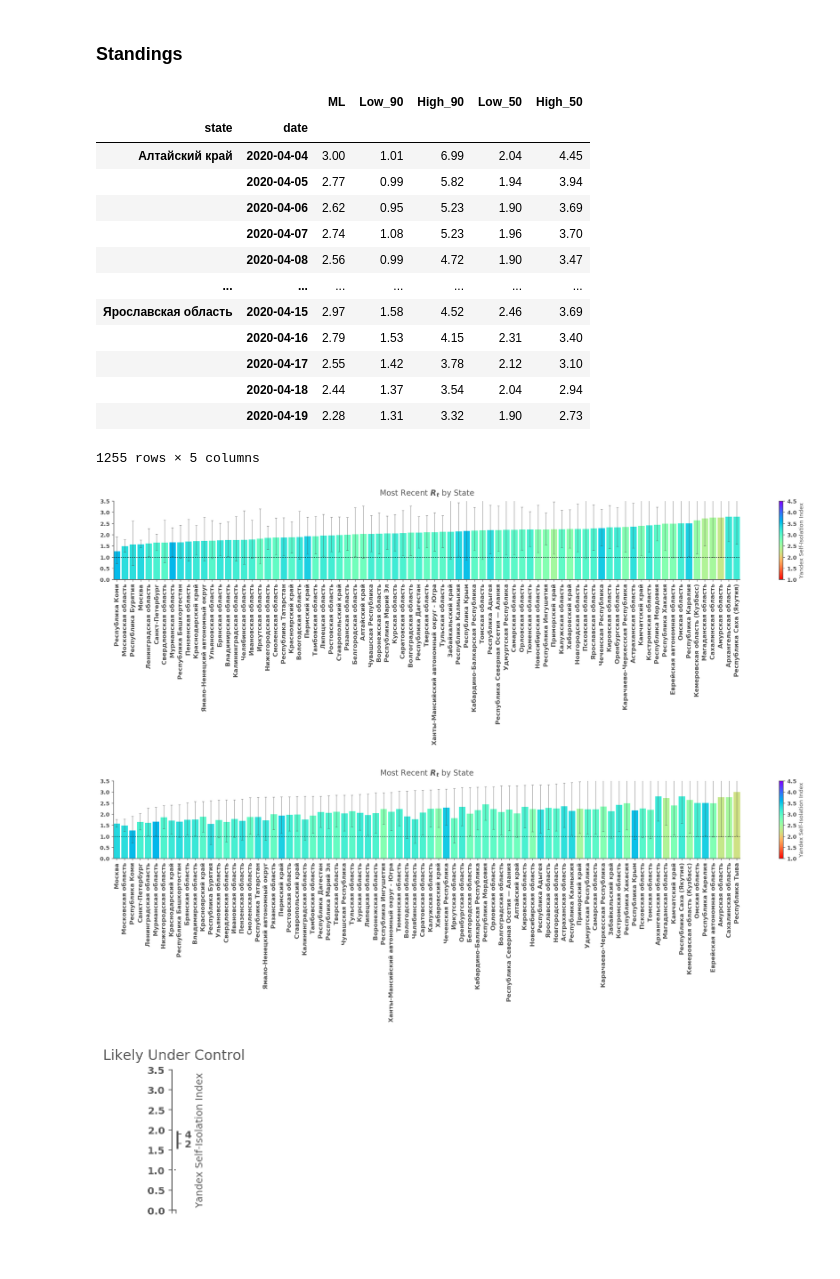
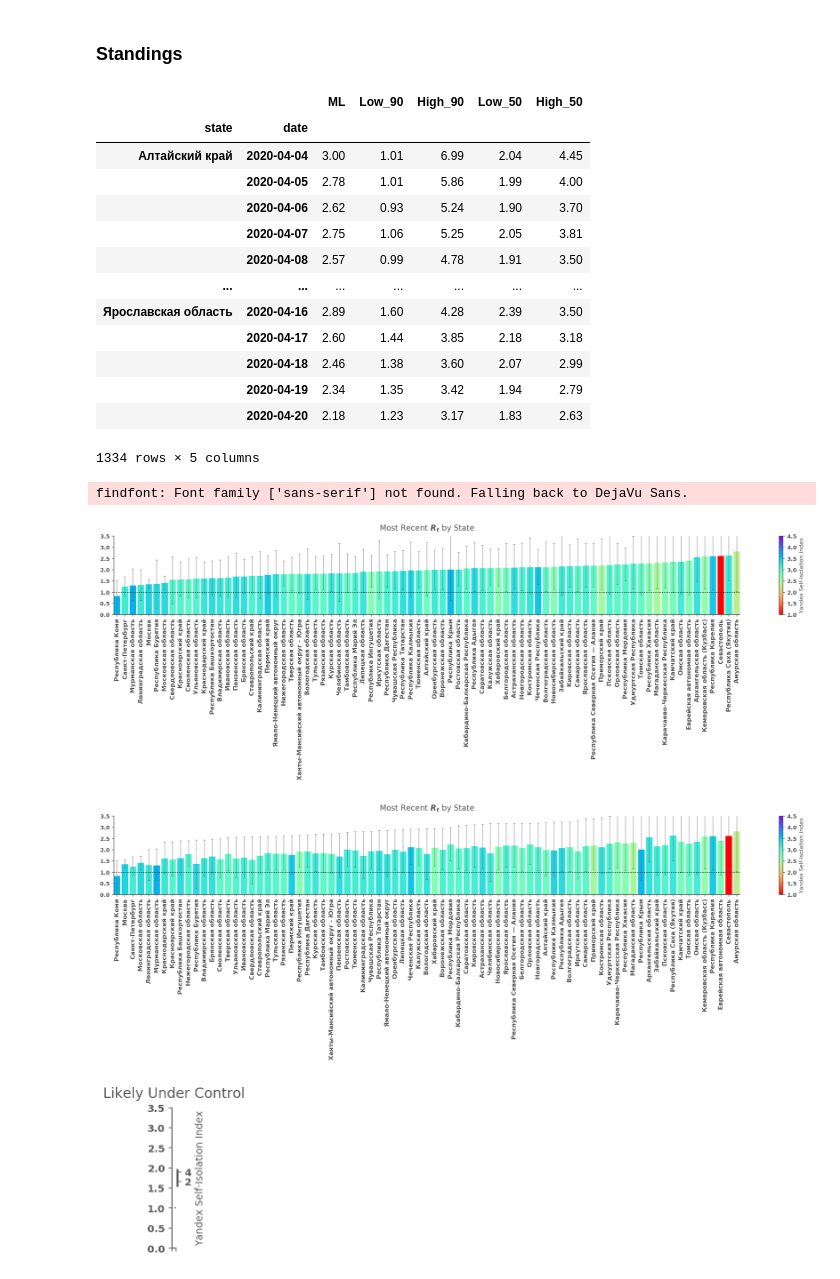
Before and after one commit to PrikhozhdenkoES/covid-19, a Jupyter notebook: Realtime R0.ipynb, the cells around one changed output. Cells and saved outputs as stored; diff of their text form; code cells hidden in the pictures; blank space fills up the shorter version.

```diff
--- a/Realtime R0.ipynb
+++ b/Realtime R0.ipynb
@@ -287,7 +293,7 @@ Taking a look at the state, we need to start the analysis when there are a consi
 
 Also, case reporting is very erratic based on testing backlogs, etc. To get the best view of the 'true' data we can, I've applied a gaussian filter to the time series. This is obviously an arbitrary choice, but you'd imagine the real world process is not nearly as stochastic as the actual reporting.
 # %%
-state_name = 'Саратовская область'
+state_name = 'Санкт-Петербург'
 
 def prepare_cases(cases):
     new_cases = cases.diff()
@@ -305,7 +311,6 @@ def prepare_cases(cases):
     return original, smoothed
 
 cases = states.xs(state_name).rename(f"{state_name} cases")
-#cases
 
 original, smoothed = prepare_cases(cases)
 
@@ -683,17 +691,17 @@ final_results
 |  |  | ML | Low_90 | High_90 | Low_50 | High_50 |
 | state | date |  |  |  |  |  |
 | Алтайский край | 2020-04-04 | 3.00 | 1.01 | 6.99 | 2.04 | 4.45 |
-|  | 2020-04-05 | 2.77 | 0.99 | 5.82 | 1.94 | 3.94 |
-|  | 2020-04-06 | 2.62 | 0.95 | 5.23 | 1.90 | 3.69 |
-|  | 2020-04-07 | 2.74 | 1.08 | 5.23 | 1.96 | 3.70 |
-|  | 2020-04-08 | 2.56 | 0.99 | 4.72 | 1.90 | 3.47 |
+|  | 2020-04-05 | 2.78 | 1.01 | 5.86 | 1.99 | 4.00 |
+|  | 2020-04-06 | 2.62 | 0.93 | 5.24 | 1.90 | 3.70 |
+|  | 2020-04-07 | 2.75 | 1.06 | 5.25 | 2.05 | 3.81 |
+|  | 2020-04-08 | 2.57 | 0.99 | 4.78 | 1.91 | 3.50 |
 | ... | ... | ... | ... | ... | ... | ... |
-| Ярославская область | 2020-04-15 | 2.97 | 1.58 | 4.52 | 2.46 | 3.69 |
-|  | 2020-04-16 | 2.79 | 1.53 | 4.15 | 2.31 | 3.40 |
-|  | 2020-04-17 | 2.55 | 1.42 | 3.78 | 2.12 | 3.10 |
-|  | 2020-04-18 | 2.44 | 1.37 | 3.54 | 2.04 | 2.94 |
-|  | 2020-04-19 | 2.28 | 1.31 | 3.32 | 1.90 | 2.73 |
+| Ярославская область | 2020-04-16 | 2.89 | 1.60 | 4.28 | 2.39 | 3.50 |
+|  | 2020-04-17 | 2.60 | 1.44 | 3.85 | 2.18 | 3.18 |
+|  | 2020-04-18 | 2.46 | 1.38 | 3.60 | 2.07 | 2.99 |
+|  | 2020-04-19 | 2.34 | 1.35 | 3.42 | 1.94 | 2.79 |
+|  | 2020-04-20 | 2.18 | 1.23 | 3.17 | 1.83 | 2.63 |
-1255 rows × 5 columns
+1334 rows × 5 columns
 # %%
 filtered = final_results.index.get_level_values(0).isin(FILTERED_REGIONS)
 mr = final_results.loc[~filtered].groupby(level=0)[['ML', 'High_90', 'Low_90']].last()
@@ -705,44 +713,46 @@ def plot_standings(mr, figsize=None, title='Most Recent $R_t$ by State'):
     fig, ax = plt.subplots(figsize=figsize)
 
     ax.set_title(title)
-    err = mr[['Low_90', 'High_90']].sub(mr['ML'], axis=0).abs()
     cmap = plt.cm.rainbow_r
     norm = matplotlib.colors.Normalize(vmin=1.0, vmax=4.5)
 
-    mr_si = pd.merge(mr,states_april_si,on='state')
+    mr_si = pd.merge(mr,states_april_si,how='left',on='state')
+    err = mr_si[['Low_90', 'High_90']].sub(mr['ML'], axis=0).abs()
+
     bars = ax.bar(mr_si.index,
                   mr_si['ML'],
                   width=.825,
                   color=cmap(norm(mr_si['si'].values)),
                   ecolor=ERROR_BAR_COLOR,
                   capsize=2,
                   error_kw={'alpha':.5, 'lw':1},
                   yerr=err.values.T)
 
     #mr_si['state_si'] = mr_si.index.map(str) + mr_si.si.map(' ({:.1f})'.format)
     labels = mr_si.index.to_series()
     ax.set_xticklabels(labels, rotation=90, fontsize=11)
     ax.margins(0)
     ax.set_ylim(0,3.5)
     ax.axhline(1.0, linestyle=':', color='k', lw=1)
 
     sm = plt.cm.ScalarMappable(cmap=cmap, norm=norm)
     cbar = fig.colorbar(sm)
     cbar.set_label('Yandex Self-Isolation Index', rotation=90)
 
 
     fig.set_facecolor('w')
     return fig, ax
 
 mr.sort_values('ML', inplace=True)
 plot_standings(mr);
 # %% [output]
+findfont: Font family ['sans-serif'] not found. Falling back to DejaVu Sans.
-[figure, old version]
+[figure, new version]
 # %%
 mr.sort_values('High_90', inplace=True)
 plot_standings(mr);
 # %% [output]
-[figure, old version]
+[figure, new version]
 # %%
 show = mr[mr.High_90.le(1)].sort_values('ML')
 fig, ax = plot_standings(show, title='Likely Under Control');
```
Also changed, not shown: parts of 8 cells of this notebook, 2 other files.
